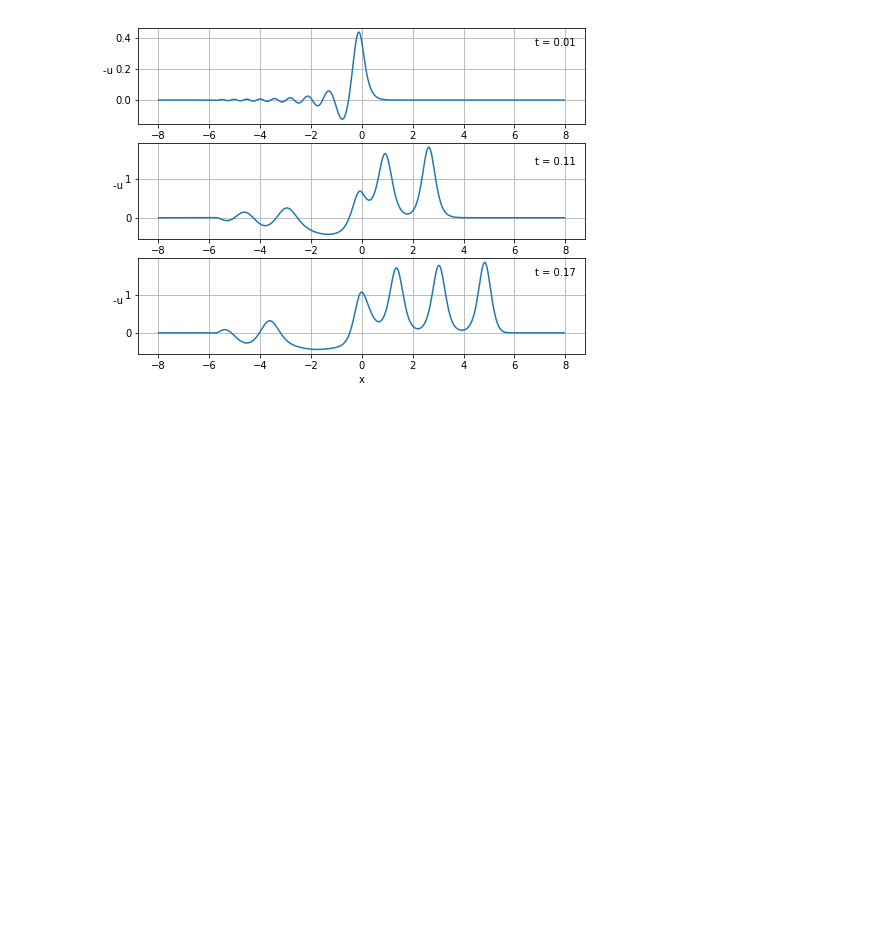
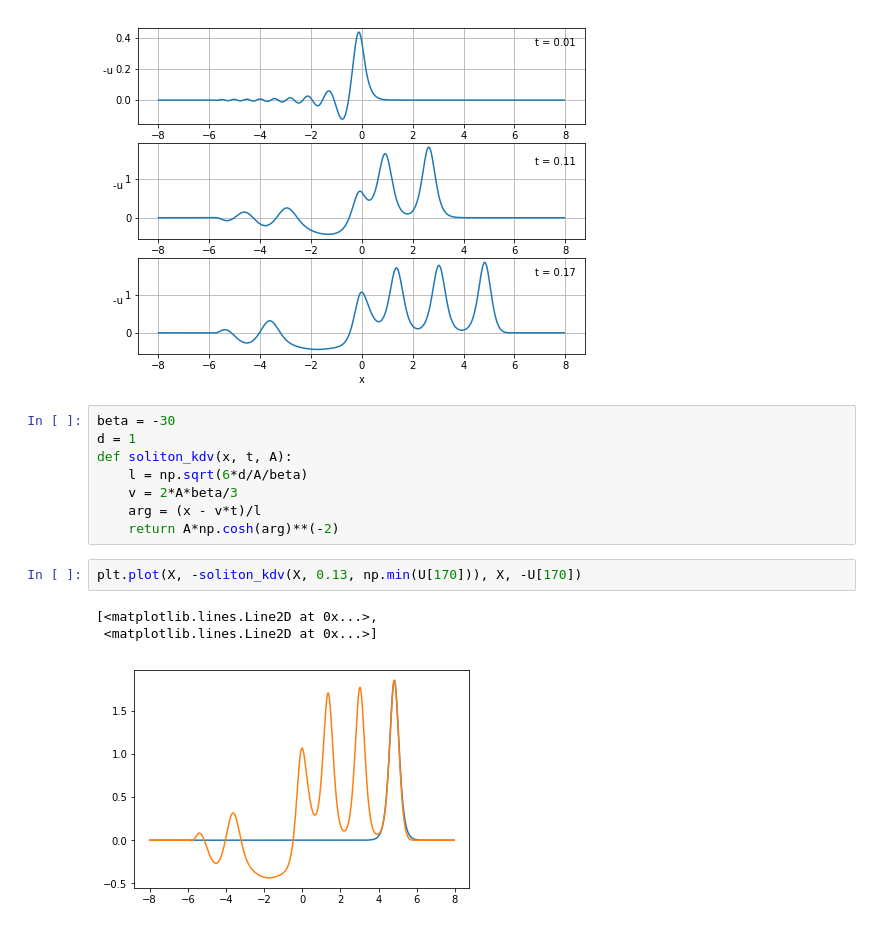
Before and after one commit to feoth/Spectral1D, a Jupyter notebook: Analysis.ipynb, the cells around one changed output. Drawn from its saved outputs; the diff is of its cells as text; blank space fills up the shorter version.

Commit message:
Comparison with KdV soliton

```diff
--- a/Analysis.ipynb
+++ b/Analysis.ipynb
@@ -98,3 +98,17 @@ plt.savefig(direct + 'sequence.pdf')
 plt.show()
 # %% [output]
 [figure]
+# %%
+beta = -30
+d = 1
+def soliton_kdv(x, t, A):
+    l = np.sqrt(6*d/A/beta)
+    v = 2*A*beta/3
+    arg = (x - v*t)/l
+    return A*np.cosh(arg)**(-2)
+# %%
+plt.plot(X, -soliton_kdv(X, 0.13, np.min(U[170])), X, -U[170])
+# %% [output]
+[<matplotlib.lines.Line2D at 0x...>,
+ <matplotlib.lines.Line2D at 0x...>]
+[figure, added]
```
Also changed, not shown: 1 other file.
